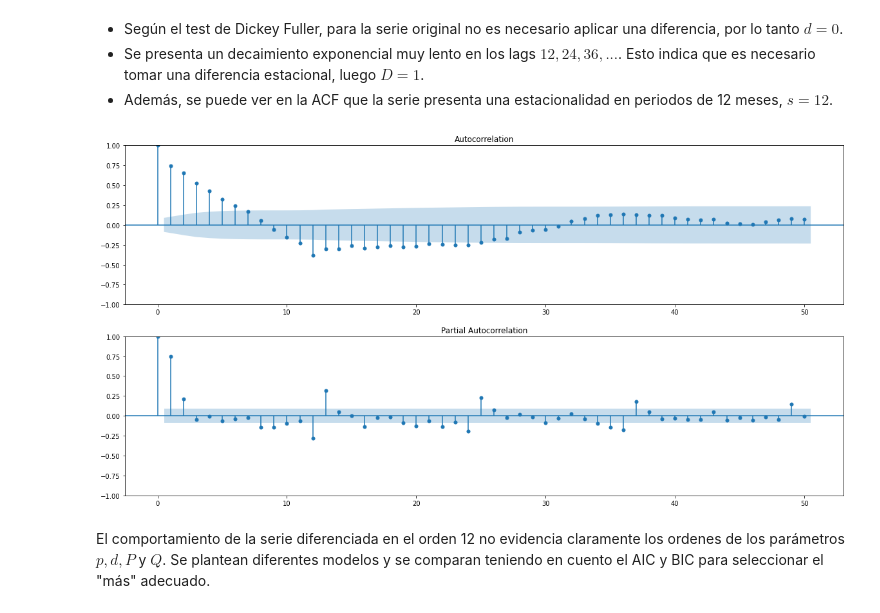
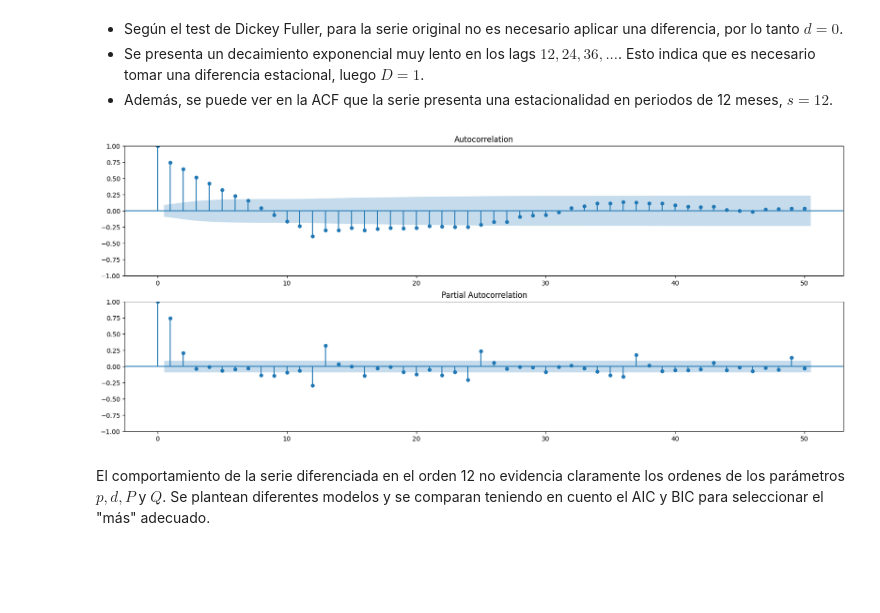
Before and after one commit to fv00/presentacion-forecasting, a Jupyter notebook: narrativa.ipynb, the cells around one changed output. Saved outputs shown, nothing was run; the diff lists cells and outputs as text; code cells hidden in the pictures; blank space fills up the shorter version.

```diff
--- a/narrativa.ipynb
+++ b/narrativa.ipynb
@@ -50,12 +55,7 @@ temperaturas['date'] = pd.to_datetime(temperaturas['date'])
 # %%
 # Ordenar filas por fecha
 temperaturas.sort_values(by = 'date', inplace = True)
-# Reiniciar indices
-temperaturas.reset_index(inplace = True)
+# Seleccion de columnas a usar
+temperaturas = temperaturas[['date', 'value']]
+# Seleccion de filas desde 1980
+temperaturas = temperaturas[temperaturas['date'] >= '1980-01-01']
-# %%
-# Seleccion de filas desde 1980.
-temperaturas = temperaturas[temperaturas['date'] >= '1980-01-01']
-# Seleccion de columnas a usar
-temperaturas = temperaturas[['date', 'value']]
-temperaturas.set_index('date', inplace = True) # Pasar fechas a indices.
-temperaturas
@@ -76,0 +62,7 @@ temperaturas
+# %%
+# Divison serie entrenamiento y prueba
+train = temperaturas[(temperaturas['date'] >= '1980-01-01') & (temperaturas['date'] < '2021-01-01')]
+test = temperaturas[temperaturas['date'] >= '2021-01-01']
+# Pasar fechas a indices
+train.set_index('date', inplace = True)
+test.set_index('date', inplace = True)
@@ -116,12 +142,15 @@ seriedif12 = temperaturas.diff(12).dropna() # Serie diferenciada anualmente.
+# %%
+# Serie diferenciada anualmente
+train12 = train.diff(12).dropna()
 # %%
 figure, axis = plt.subplots(2,1)
-figure.set_size_inches(20,10)
+figure.set_size_inches(20,8)
 
 # Graficos de ACF y PACF para serie diferenciada anualmente.
-plot_acf(seriedif12, ax=axis[0], lags=50);
-plot_pacf(seriedif12, ax=axis[1], method = 'ywm', lags=50);
+plot_acf(train12, ax=axis[0], lags=50);
+plot_pacf(train12, ax=axis[1], method = 'ywm', lags=50);
 # %% [output]
-[figure, old version]
+[figure, new version]
 # %% [markdown]
 El comportamiento de la serie diferenciada en el orden 12 no evidencia claramente los ordenes de los parámetros $p, d, P$ y $Q$. Se plantean diferentes modelos y se comparan teniendo en cuento el AIC y BIC para seleccionar el "más" adecuado.
 # %% [markdown]
```
Also changed, not shown: parts of 27 cells of this notebook, 2 other files.
